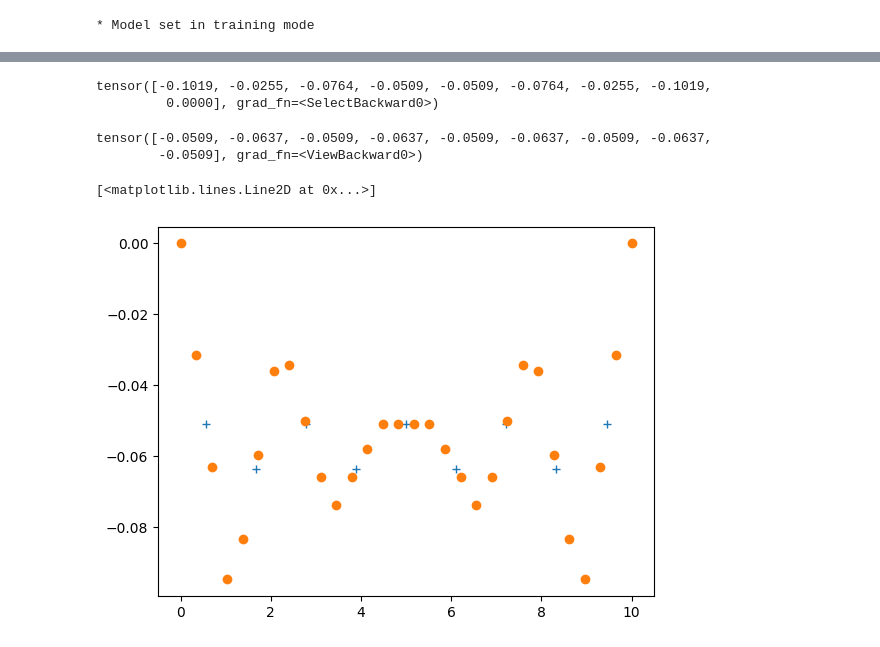
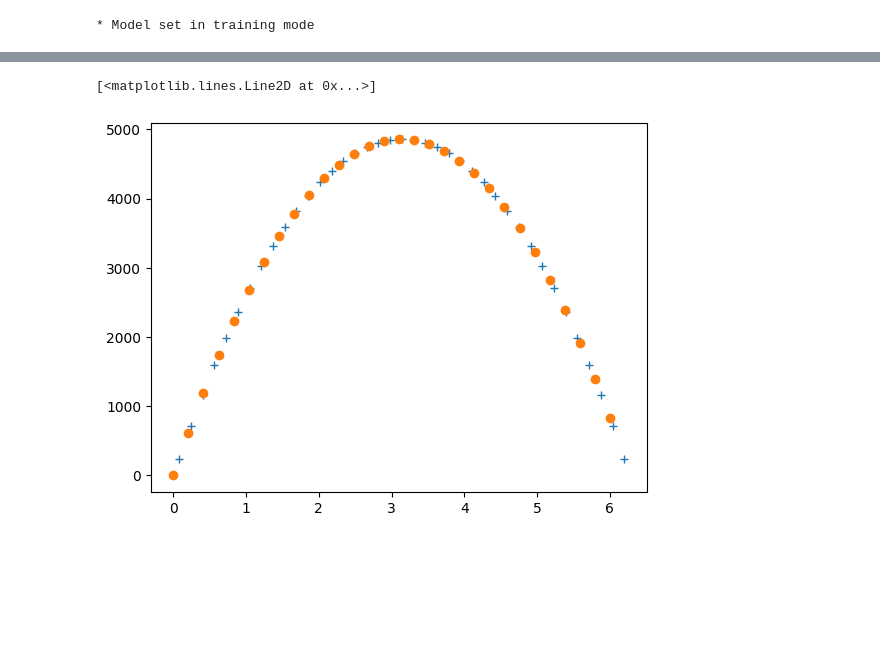
Before and after one commit to AlexandreDabySeesaram/Simplified_1D_NeuROM, a Jupyter notebook: 1D_element_based.ipynb, the cells around one changed output, grey strips where cells are left out. Cells and saved outputs as stored; diff of their text form; code cells hidden in the pictures; blank space fills up the shorter version.

Commit message:
Fixed PDE training

```diff
--- a/1D_element_based.ipynb
+++ b/1D_element_based.ipynb
@@ -247,15 +236,14 @@ def f(x):
 # %%
-optimizer = torch.optim.Adam(model.parameters(), lr = 0.01)
+optimizer = torch.optim.Adam(model.parameters(), lr = 0.1)
 MSE = nn.MSELoss()
 # Training
-Nepoch          = 1000
+Nepoch          = 100
 lossList        = []
 lossTraining    = []
 model.train()
 for i in range(Nepoch):
     u, x_g, detJ    = model()
-    # loss            = PotentialEnergy(u,x_g,f,detJ)
-    loss            = MSE(u,torch.cos(x_g))
+    loss            = MSE(u,torch.sin(x_g)[:,0])
     optimizer.zero_grad()    # necessaire pour réinitialiser les gradients
     loss.backward()          # compute the gradients (chain rule)
     optimizer.step()
@@ -265,0 +276,6 @@ i = 9999 | loss = 5.25e-01
+# %%
+model.train()
+u, x_g, detJ    = model()
+du_dxg = torch.autograd.grad(u, x_g, grad_outputs=torch.ones_like(u), create_graph=True)[0]
+plt.figure()
+plt.plot(x_g.data,du_dxg.data, '-o')
@@ -265,0 +289,30 @@ i = 9999 | loss = 5.25e-01
+# %%
+def PotentialEnergy(u,x,f,J):
+    """Computes the potential energy of the Beam, which will be used as the loss of the HiDeNN"""
+    du_dx = torch.autograd.grad(u, x, grad_outputs=torch.ones_like(u), create_graph=True)[0]
+    # on somme aux points (on espère de Gauss)
+# Vectorised calculation of the integral terms
+    int_term1 =  0.5 * du_dx*du_dx * J
+    int_term2 =  f(x) * J * u
+
+    # Vectorised calculation of the integral using the trapezoidal rule
+    integral = torch.sum(int_term1 - int_term2)
+    return integral
+
+def f(x):
+    return 1000 #-x*(x-10)
+# %%
+optimizer = torch.optim.Adam(model.parameters(), lr = 1)
+# Training
+Nepoch          = 7000
+lossList        = []
+lossTraining    = []
+model.train()
+for i in range(Nepoch):
+    u, x_g, detJ    = model()
+    loss            = PotentialEnergy(u,x_g,f,detJ)
+    optimizer.zero_grad()    # necessaire pour réinitialiser les gradients
+    loss.backward()          # compute the gradients (chain rule)
+    optimizer.step()
+    lossTraining.append(loss.data)
+    print(f"{i = } | loss = {loss.data :.2e}", end = "\r")
@@ -290,25 +333,15 @@ plt.plot(x_g.data,u.data, 'o')
-# %%
-model.nodes_values[:,1,0]
-# %% [output]
-tensor([-0.1019, -0.0255, -0.0764, -0.0509, -0.0509, -0.0764, -0.0255, -0.1019,
-         0.0000], grad_fn=<SelectBackward0>)
-# %%
-u
-# %% [output]
-tensor([-0.0509, -0.0637, -0.0509, -0.0637, -0.0509, -0.0637, -0.0509, -0.0637,
-        -0.0509], grad_fn=<ViewBackward0>)
 # %%
 
 model.eval()
 
-x_test = torch.linspace(0,10,30)
+x_test = torch.linspace(0,6,30)
 u_eval = model(x_test)
 plt.figure()
 plt.plot(x_g.data,u.data, '+')
 plt.plot(x_test.data,u_eval.data, 'o')
 # %% [output]
 [<matplotlib.lines.Line2D at 0x...>]
-[figure, old version]
+[figure, new version]
 # %%
 model.train()
 u, x_g, detJ    = model()
```
Also changed, not shown: parts of 17 cells of this notebook.
